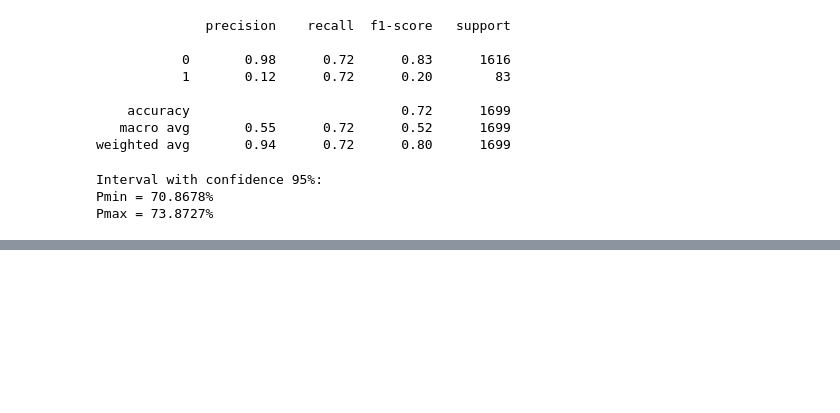
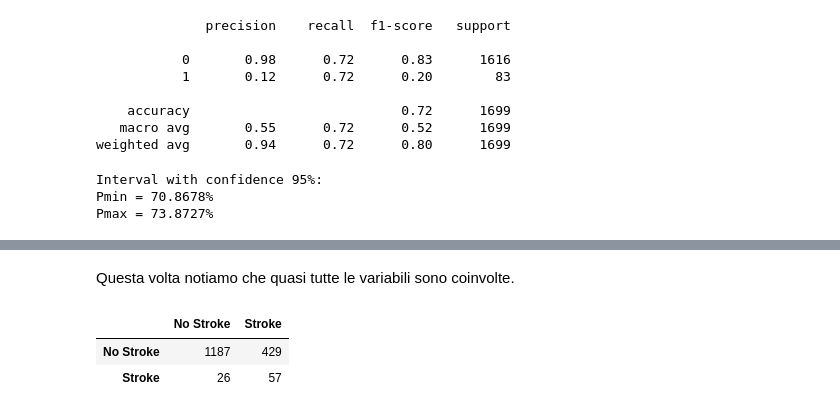
Before and after one commit to LucaSamore/Stroke-Prediction-Analysis, a Jupyter notebook: stroke_prediction_analysis.ipynb, the cells around one changed output, grey strips where cells are left out. Saved outputs shown, nothing was run; the diff lists cells and outputs as text; code cells hidden in the pictures; blank space fills up the shorter version.

```diff
--- a/stroke_prediction_analysis.ipynb
+++ b/stroke_prediction_analysis.ipynb
@@ -621,0 +658,17 @@ Pmax = 73.8727%
+# %%
+logistic_regression = Pipeline([
+    ('scaler', None),
+    ('lr', LogisticRegression(random_state=42)),
+])
+
+logistic_regression_parameters = {
+    'scaler': [None, StandardScaler(), MinMaxScaler()],
+    'lr__penalty': ['l1', 'l2'],
+    'lr__tol': [1e-9, 1e-6, 1e-3, 1e-2, 1e-1, 1],
+    'lr__C': [1, 0.8, 0.3],
+    'lr__solver': ['liblinear'],
+}
+
+gs = grid_search(logistic_regression, logistic_regression_parameters, X_train_resample, y_train_resample)
+
+print('Best train score: {:.4f}%\nBest test score: {:.4f}%'.format(round(gs.best_score_ * 100, 4), round(gs.score(X_test, y_test)*100, 4)))
@@ -621,0 +701,9 @@ Pmax = 73.8727%
+# %% [markdown]
+Questa volta notiamo che quasi tutte le variabili sono coinvolte.
+# %%
+y_pred = gs.predict(X_test)
+print_confusion_matrix(gs, y_test, y_pred)
+# %% [output]
+|  | No Stroke | Stroke |
+| No Stroke | 1187 | 429 |
+| Stroke | 26 | 57 |
```
Also changed, not shown: parts of 11 cells of this notebook.
